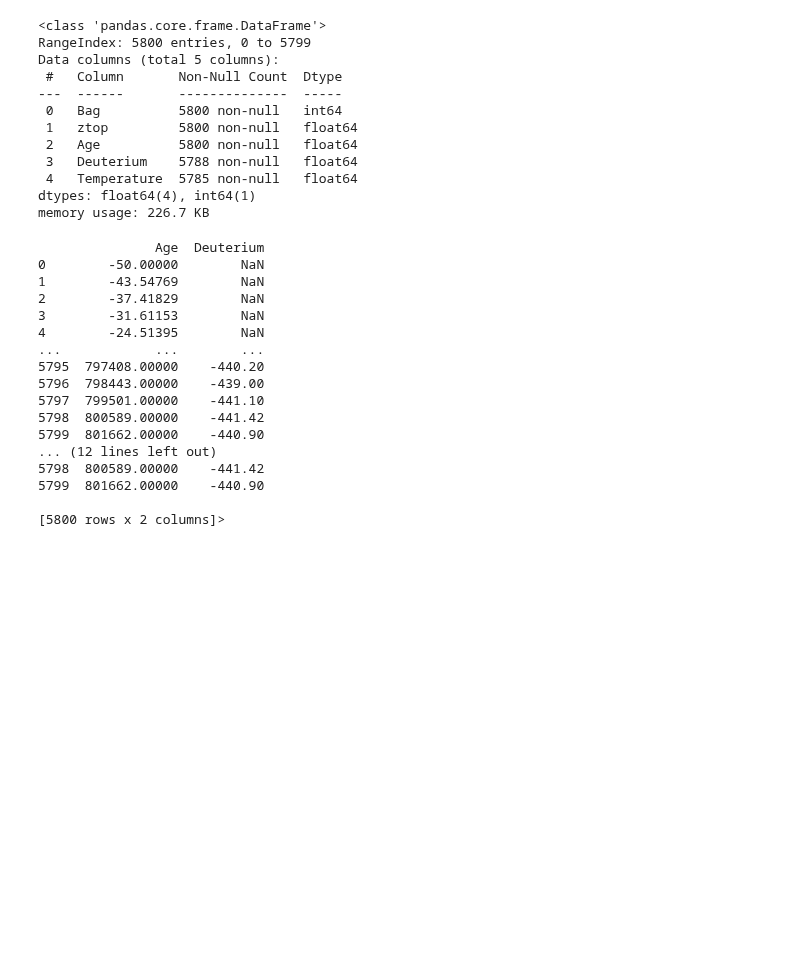
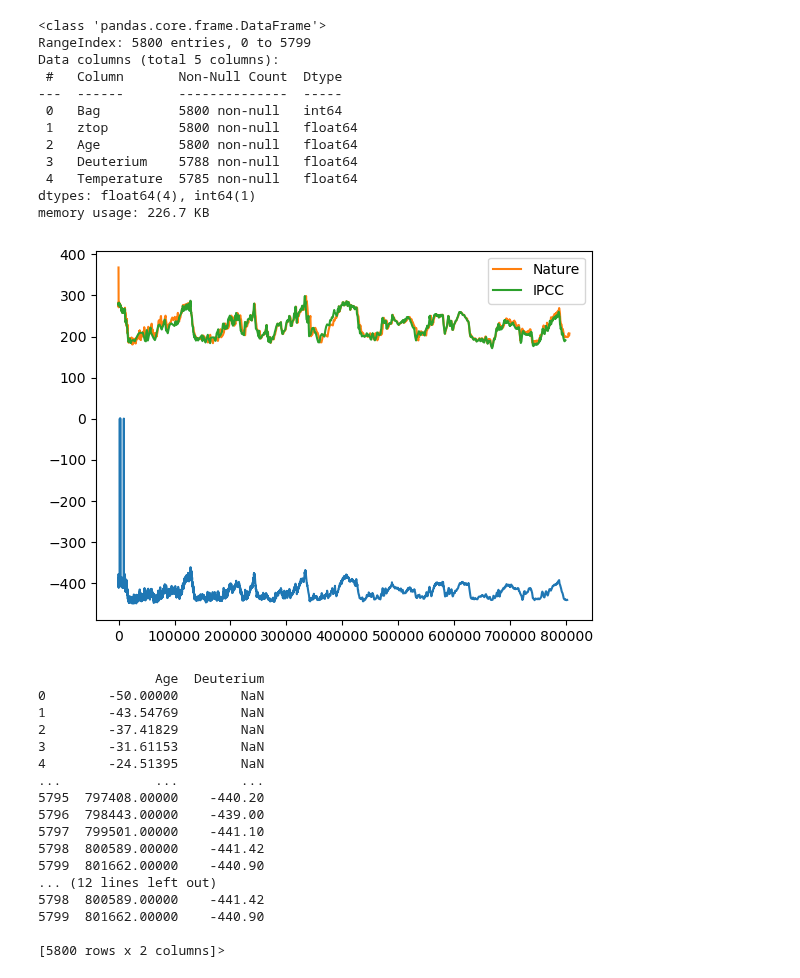
Before and after one commit to dectan/Programming-for-Data-Analysis-Project-2, a Jupyter notebook: test3.ipynb, the cells around one changed output. Cells and saved outputs as stored; diff of their text form; code cells hidden in the pictures; blank space fills up the shorter version.

```diff
--- a/test3.ipynb
+++ b/test3.ipynb
@@ -126,6 +209,14 @@ memory usage: 226.7 KB
 # %%
 df1.columns = df1.columns.str.lstrip()
 df1.columns = df1.columns.str.rstrip()
+# %%
+plt.plot(df1['Age'],df1['Deuterium'])
+plt.plot(df12['Gasage (yr BP)'],df12['CO2 (ppmv)'], label = 'Nature')
+plt.plot(df11['EDC3_gas_a (yr)'],df11['CO2 (ppmv)'], label = 'IPCC')
+plt.legend()
+plt.show()
+# %% [output]
+[figure, added]
 # %%
 plot2 = df1[['Age', 'Deuterium']]
 plot21=plot2.to_csv
```
Also changed, not shown: parts of 17 cells of this notebook, 3 other files.
